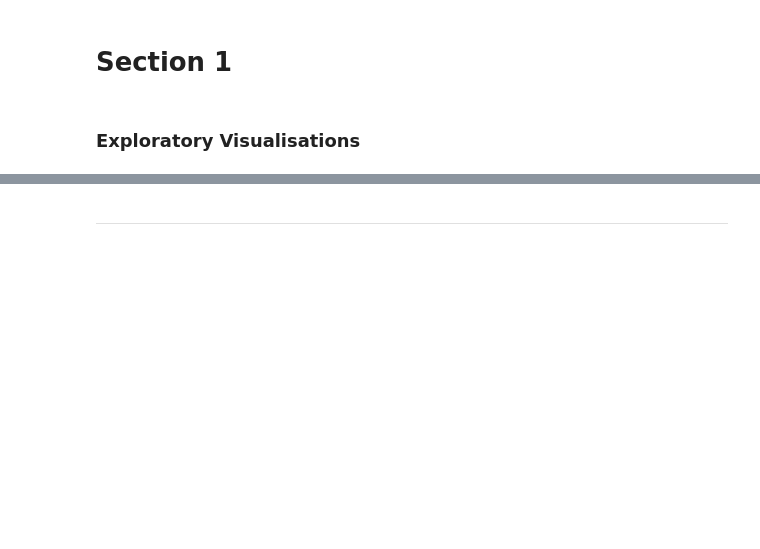
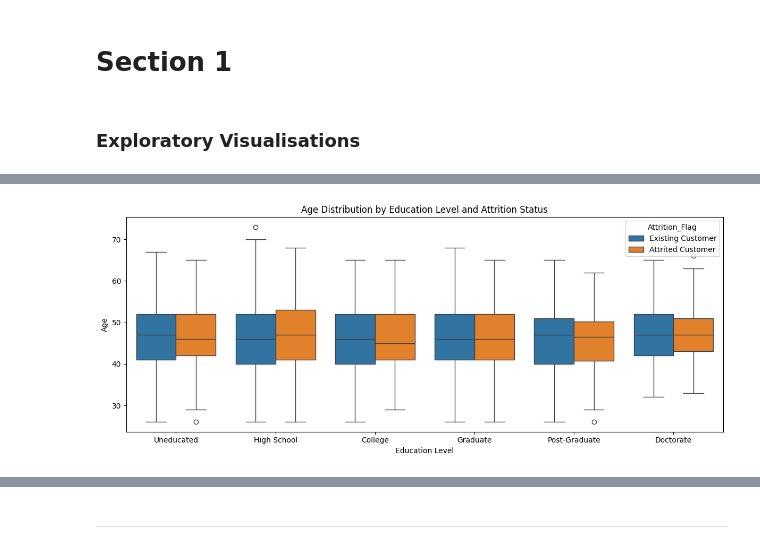
Before and after one commit to Mikeecee1/Team1_Hackathon, a Jupyter notebook: jupyter_notebooks/Visualisation.ipynb, the cells around one changed output, grey strips where cells are left out. Saved outputs shown, nothing was run; the diff lists cells and outputs as text; code cells hidden in the pictures; blank space fills up the shorter version.

Commit message:
Added boxplots to visualisations

```diff
--- a/jupyter_notebooks/Visualisation.ipynb
+++ b/jupyter_notebooks/Visualisation.ipynb
@@ -70,0 +92,19 @@ NameError: name 'pd' is not defined
+# %%
+##Box plots showing the distribution of Age and Education_Levelfor attrited and non-attrited customers
+# Order education level by typical hierarchy *unknown level not shown*
+education_order = ['Uneducated', 'High School', 'College', 'Graduate', 'Post-Graduate', 'Doctorate']
+df['Education_Level'] = pd.Categorical(df['Education_Level'], categories=education_order, ordered=True)
+
+plt.figure(figsize=(12, 5))
+
+sns.boxplot(x='Education_Level', y='Customer_Age', hue='Attrition_Flag', data=df)
+plt.title('Age Distribution by Education Level and Attrition Status')
+plt.xlabel('Education Level')
+plt.ylabel('Age')
+
+
+
+plt.tight_layout()
+plt.show()
+# %% [output]
+[figure, added]
```
Also changed, not shown: parts of 7 cells of this notebook.
